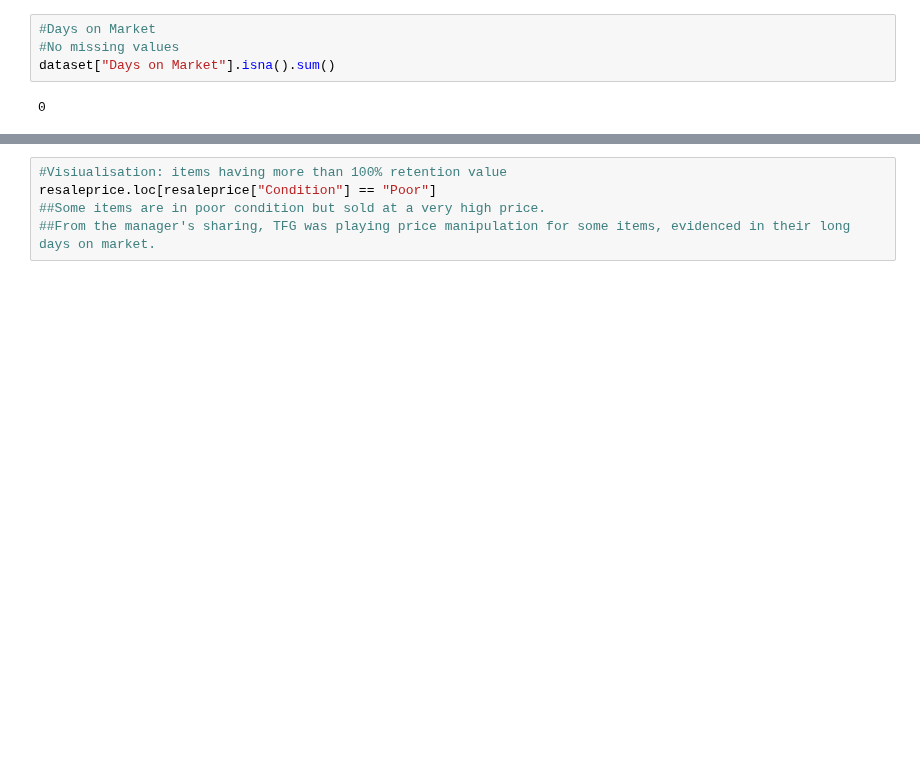
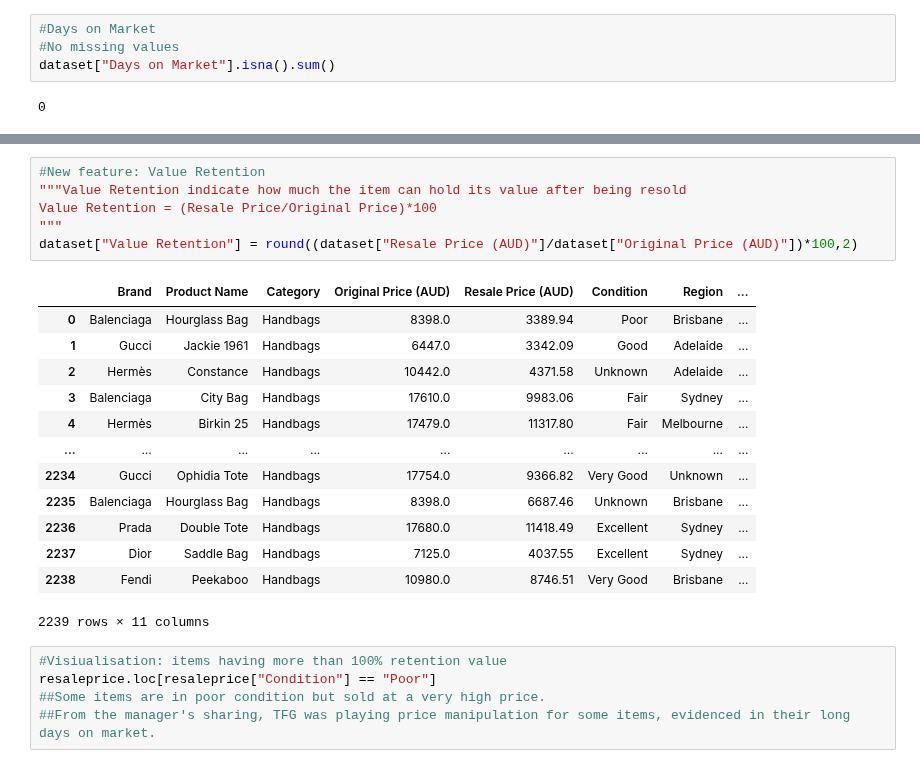
Before and after one commit to qtannn/luxury_fashion_resale_analytics, a Jupyter notebook: notebook/data_cleaning_EDA.ipynb, the cells around one changed output, grey strips where cells are left out. Drawn from its saved outputs; the diff is of its cells as text; blank space fills up the shorter version.

```diff
--- a/notebook/data_cleaning_EDA.ipynb
+++ b/notebook/data_cleaning_EDA.ipynb
@@ -278,3 +270,23 @@ resaleprice = dataset.loc[dataset["Resale Price (AUD)"] > dataset["Original Pric
+# %%
+#New feature: Value Retention
+"""Value Retention indicate how much the item can hold its value after being resold
+Value Retention = (Resale Price/Original Price)*100
+"""
+dataset["Value Retention"] = round((dataset["Resale Price (AUD)"]/dataset["Original Price (AUD)"])*100,2)
+# %% [output]
+|  | Brand | Product Name | Category | Original Price (AUD) | Resale Price (AUD) | Condition | Region | ... |
+| 0 | Balenciaga | Hourglass Bag | Handbags | 8398.0 | 3389.94 | Poor | Brisbane | ... |
+| 1 | Gucci | Jackie 1961 | Handbags | 6447.0 | 3342.09 | Good | Adelaide | ... |
+| 2 | Hermès | Constance | Handbags | 10442.0 | 4371.58 | Unknown | Adelaide | ... |
+| 3 | Balenciaga | City Bag | Handbags | 17610.0 | 9983.06 | Fair | Sydney | ... |
+| 4 | Hermès | Birkin 25 | Handbags | 17479.0 | 11317.80 | Fair | Melbourne | ... |
+| ... | ... | ... | ... | ... | ... | ... | ... | ... |
+| 2234 | Gucci | Ophidia Tote | Handbags | 17754.0 | 9366.82 | Very Good | Unknown | ... |
+| 2235 | Balenciaga | Hourglass Bag | Handbags | 8398.0 | 6687.46 | Unknown | Brisbane | ... |
+| 2236 | Prada | Double Tote | Handbags | 17680.0 | 11418.49 | Excellent | Sydney | ... |
+| 2237 | Dior | Saddle Bag | Handbags | 7125.0 | 4037.55 | Excellent | Sydney | ... |
+| 2238 | Fendi | Peekaboo | Handbags | 10980.0 | 8746.51 | Very Good | Brisbane | ... |
+2239 rows × 11 columns
 # %%
 #Visiualisation: items having more than 100% retention value
 resaleprice.loc[resaleprice["Condition"] == "Poor"]
```
Also changed, not shown: parts of 11 cells of this notebook.
